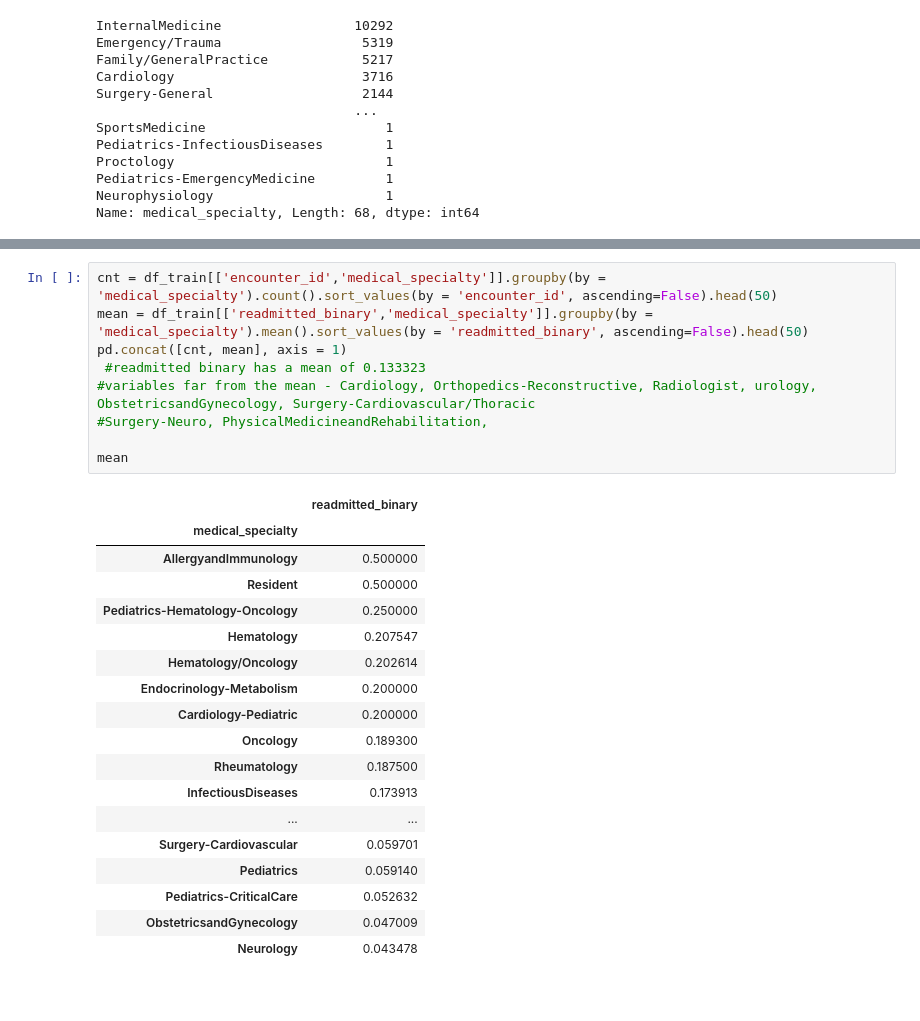
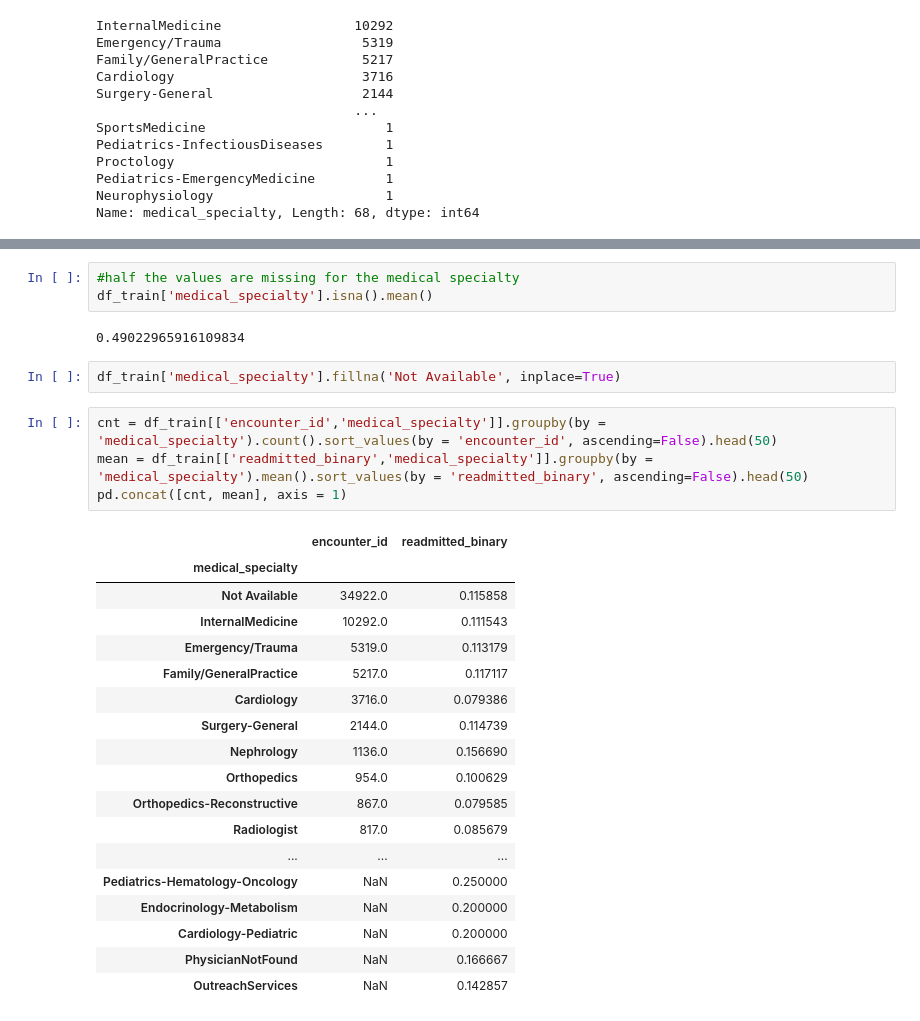
Before and after one commit to ontenkutsenko/ML_Hospital_Readmissions, a Jupyter notebook: Workbook Raquel.ipynb, the cells around one changed output, grey strips where cells are left out. Cells and saved outputs as stored; diff of their text form; blank space fills up the shorter version.

```diff
--- a/Workbook Raquel.ipynb
+++ b/Workbook Raquel.ipynb
@@ -177,31 +101,33 @@ dtype: object
+# %%
+#half the values are missing for the medical specialty
+df_train['medical_specialty'].isna().mean()
+# %% [output]
+0.49022965916109834
+# %%
+df_train['medical_specialty'].fillna('Not Available', inplace=True)
 # %%
 cnt = df_train[['encounter_id','medical_specialty']].groupby(by = 'medical_specialty').count().sort_values(by = 'encounter_id', ascending=False).head(50)
 mean = df_train[['readmitted_binary','medical_specialty']].groupby(by = 'medical_specialty').mean().sort_values(by = 'readmitted_binary', ascending=False).head(50)
 pd.concat([cnt, mean], axis = 1)
- #readmitted binary has a mean of 0.133323
-#variables far from the mean - Cardiology, Orthopedics-Reconstructive, Radiologist, urology, ObstetricsandGynecology, Surgery-Cardiovascular/Thoracic
-#Surgery-Neuro, PhysicalMedicineandRehabilitation,
-
-mean
 # %% [output]
-|  | readmitted_binary |
-| medical_specialty |  |
-| AllergyandImmunology | 0.500000 |
-| Resident | 0.500000 |
-| Pediatrics-Hematology-Oncology | 0.250000 |
-| Hematology | 0.207547 |
-| Hematology/Oncology | 0.202614 |
-| Endocrinology-Metabolism | 0.200000 |
-| Cardiology-Pediatric | 0.200000 |
-| Oncology | 0.189300 |
-| Rheumatology | 0.187500 |
-| InfectiousDiseases | 0.173913 |
-| ... | ... |
-| Surgery-Cardiovascular | 0.059701 |
-| Pediatrics | 0.059140 |
-| Pediatrics-CriticalCare | 0.052632 |
-| ObstetricsandGynecology | 0.047009 |
-| Neurology | 0.043478 |
+|  | encounter_id | readmitted_binary |
+| medical_specialty |  |  |
+| Not Available | 34922.0 | 0.115858 |
+| InternalMedicine | 10292.0 | 0.111543 |
+| Emergency/Trauma | 5319.0 | 0.113179 |
+| Family/GeneralPractice | 5217.0 | 0.117117 |
+| Cardiology | 3716.0 | 0.079386 |
+| Surgery-General | 2144.0 | 0.114739 |
+| Nephrology | 1136.0 | 0.156690 |
+| Orthopedics | 954.0 | 0.100629 |
+| Orthopedics-Reconstructive | 867.0 | 0.079585 |
+| Radiologist | 817.0 | 0.085679 |
+| ... | ... | ... |
+| Pediatrics-Hematology-Oncology | NaN | 0.250000 |
+| Endocrinology-Metabolism | NaN | 0.200000 |
+| Cardiology-Pediatric | NaN | 0.200000 |
+| PhysicianNotFound | NaN | 0.166667 |
+| OutreachServices | NaN | 0.142857 |
 # %%
 grouped_data = df_train.groupby('medical_specialty')['readmitted_binary'].mean()
 
```
Also changed, not shown: parts of 8 cells of this notebook.
